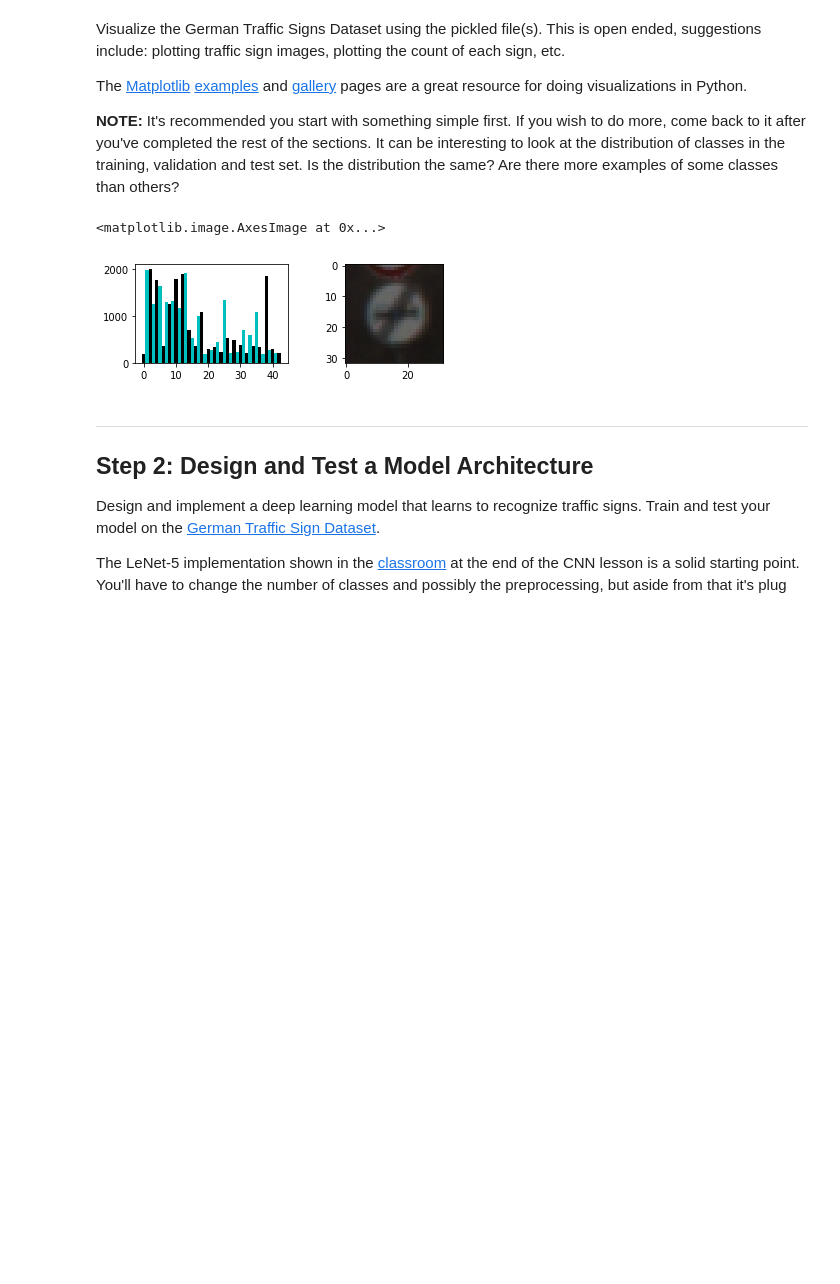
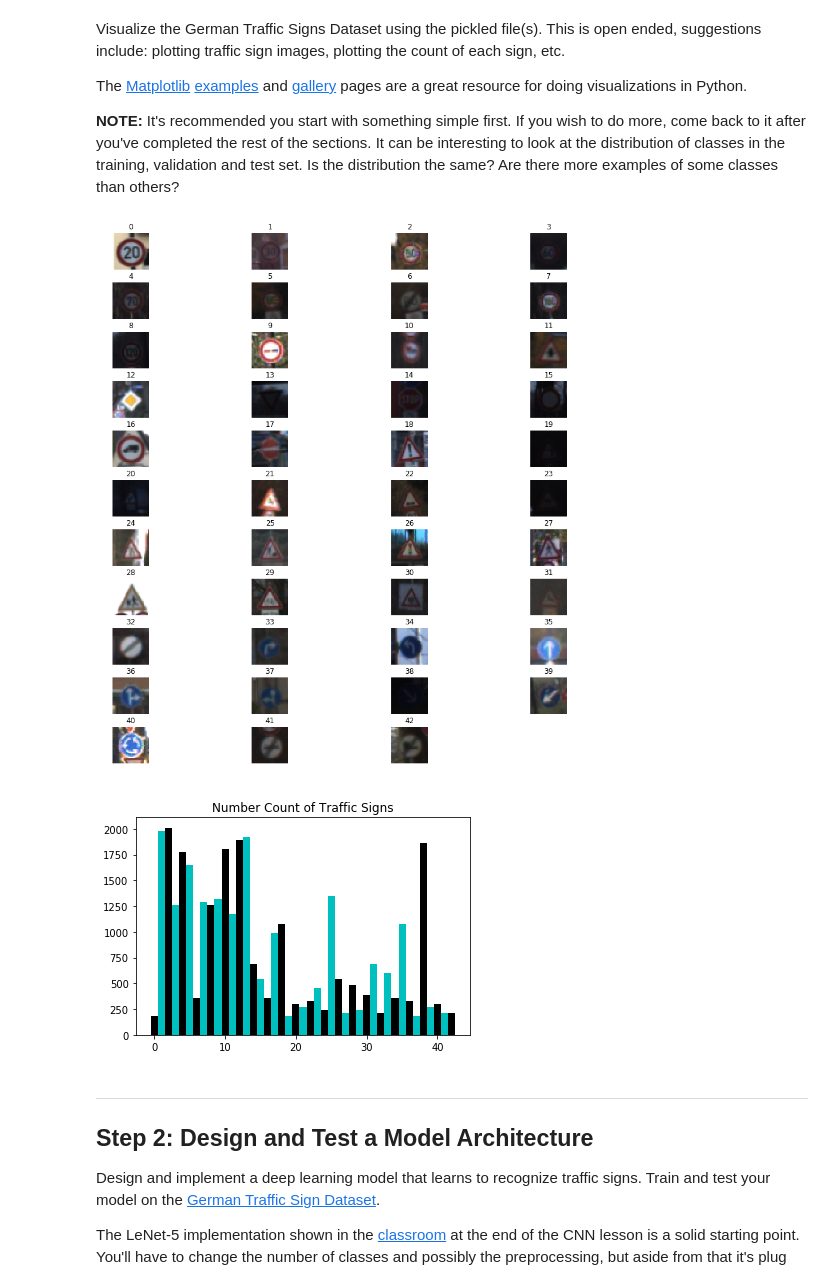
Before and after one commit to salarhajimirsadeghi/Traffic-Sign-Classifier, a Jupyter notebook: Traffic_Sign_Classifier.ipynb, the cells around one changed output. Saved outputs shown, nothing was run; the diff lists cells and outputs as text; code cells hidden in the pictures; blank space fills up the shorter version.

Commit message:
Displayed more images, trained, but poor results

```diff
--- a/Traffic_Sign_Classifier.ipynb
+++ b/Traffic_Sign_Classifier.ipynb
@@ -135,25 +135,38 @@ The [Matplotlib](http://matplotlib.org/) [examples](http://matplotlib.org/exampl
 # %%
 ### Data exploration visualization code goes here.
 ### Feel free to use as many code cells as needed.
 import numpy as np
 import matplotlib.pyplot as plt
 import pylab as pl
 # Visualizations will be shown in the notebook.
 %matplotlib inline
 
 unique, counts = np.unique(y_train, return_counts=True)
 signs_count = dict(zip(unique, counts))
 ordered = np.arange(len(signs_count))
 # print(signs_count)
 
-plt.subplot(2,2,1)
+
+num_of_samples=[]
+pl.figure(figsize=(16, 16))
+for i in range(0, n_classes):
+    pl.subplot(11, 4, i+1)
+    x_selected = X_train[y_train == i]
+    pl.imshow(x_selected[0, :, :, :]) #draw the first image of each class
+    pl.title(i)
+    pl.axis('off')
+    num_of_samples.append(len(x_selected))
+
+pl.subplots_adjust(left=None, bottom=None, right=None, top=None, wspace=0.1, hspace=0.35)
+pl.show()
+
+
 pl.bar(list(signs_count), signs_count.values(),width=1, color='0c')
-
-plt.subplot(2,2,2)
-plt.imshow(X_train[11])
+pl.title("Number Count of Traffic Signs")
+pl.show()
 # %% [output]
-<matplotlib.image.AxesImage at 0x...>
-[figure, old version]
+[figure, new version]
+[figure, added]
 # %% [markdown]
 ----
 
```
Also changed, not shown: parts of 4 cells of this notebook, 4 other files.
